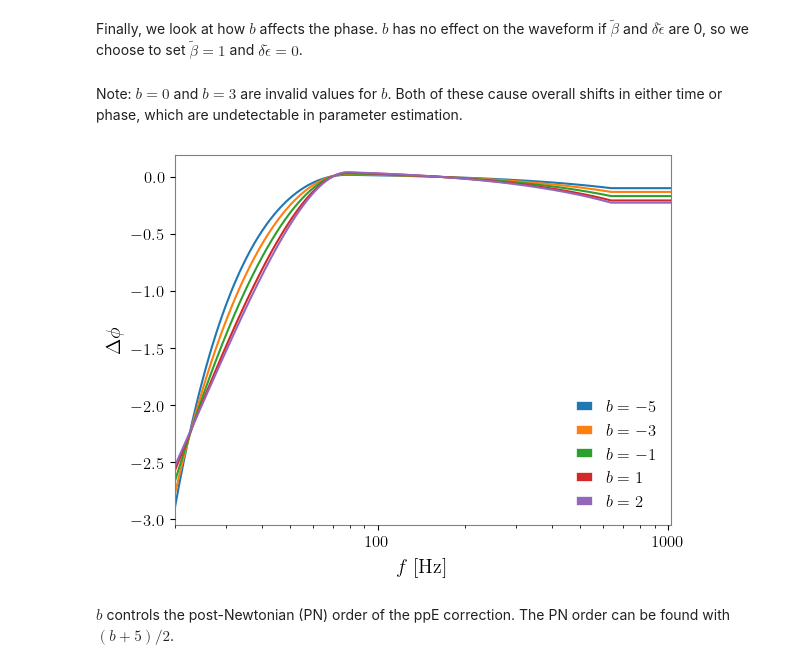
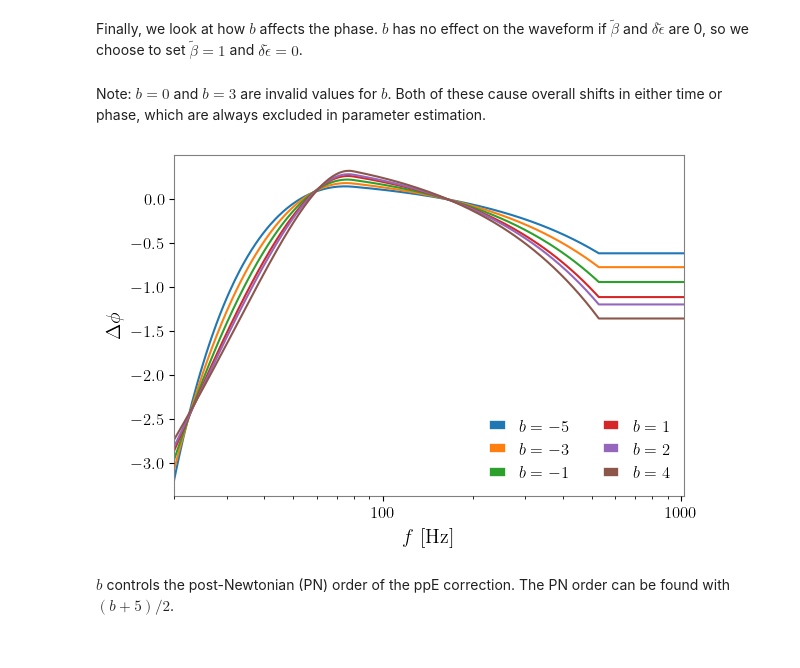
Before and after one commit to RyanSR71/GWCorrect, a Jupyter notebook: docs/source/notebooks/ppE_Tutorial.ipynb, the cells around one changed output. Drawn from its saved outputs; the diff is of its cells as text; code cells hidden in the pictures.

```diff
--- a/docs/source/notebooks/ppE_Tutorial.ipynb
+++ b/docs/source/notebooks/ppE_Tutorial.ipynb
@@ -17,6 +13,9 @@ from pesummary.io import read
 import requests
 import GWCorrect
 import GWCorrect.ppE as ppE
+# %%
+plt.rcParams['mathtext.fontset'] = 'cm'
+plt.rcParams['font.family'] = 'serif'
 # %% [markdown]
 ## ppE Correction Model
 # %% [markdown]
@@ -100,20 +95,21 @@ We can do this same analysis with $\delta\tilde\epsilon$, but this time, fixing
 # %%
 injection['beta_tilde'] = 0
 
-for delta_epsilon_tilde in [-10,-5,0,5,10]:
+fig, ax = plt.subplots(figsize=(6,4),layout='constrained')
+
+for delta_epsilon_tilde in [-2,-1,1,2]:
 
     injection['delta_epsilon_tilde'] = delta_epsilon_tilde
 
     frequency_grid, _, phase_difference = GWCorrect.wfu.parameterization.fd_model_difference(ppE_waveform_generator,GR_waveform_generator,
                                                                                              injection=injection)
 
-    plt.semilogx(frequency_grid,phase_difference,label=r'$\delta\tilde\epsilon=val$'.replace('val',str(delta_epsilon_tilde)))
+    ax.semilogx(frequency_grid,phase_difference,label=r'$\delta\tilde\epsilon=val$'.replace('val',str(delta_epsilon_tilde)))
 
-
-plt.xlim(20,1024)
-plt.grid(False)
-plt.xlabel(r'$f\ [\mathrm{Hz}]$')
-plt.ylabel(r'$\Delta\phi$')
-plt.legend(frameon=False)
+ax.set_xlim(20,1024)
+ax.grid(False)
+ax.set_xlabel(r'$f\ [\mathrm{Hz}]$')
+ax.set_ylabel(r'$\Delta\phi$')
+ax.legend(frameon=False,ncol=2)
 plt.show()
 # %% [output]
@@ -123,28 +119,30 @@ $\delta\tilde\epsilon$ together with $\tilde\beta$ define another parameter, $\e
 # %% [markdown]
 Finally, we look at how $b$ affects the phase. $b$ has no effect on the waveform if $\tilde\beta$ and $\delta\tilde\epsilon$ are 0, so we choose to set $\tilde\beta=1$ and $\delta\tilde\epsilon=0$.
 # %% [markdown]
-Note: $b=0$ and $b=3$ are invalid values for $b$. Both of these cause overall shifts in either time or phase, which are undetectable in parameter estimation.
+Note: $b=0$ and $b=3$ are invalid values for $b$. Both of these cause overall shifts in either time or phase, which are always excluded in parameter estimation.
 # %%
 injection['beta_tilde'] = 1
 injection['delta_epsilon_tilde'] = 0
 
-for b in [-5,-3,-1,1,2]:
+fig, ax = plt.subplots(figsize=(6,4),layout='constrained')
+
+for b in [-5,-3,-1,1,2,4]:
 
     injection['b'] = b
 
     frequency_grid, _, phase_difference = GWCorrect.wfu.parameterization.fd_model_difference(ppE_waveform_generator,GR_waveform_generator,
                                                                                              injection=injection)
 
-    plt.semilogx(frequency_grid,phase_difference,label=r'$b=val$'.replace('val',str(b)))
+    ax.semilogx(frequency_grid,phase_difference,label=r'$b=val$'.replace('val',str(b)))
 
-plt.xlim(20,1024)
-plt.grid(False)
-plt.xlabel(r'$f\ [\mathrm{Hz}]$')
-plt.ylabel(r'$\Delta\phi$')
-plt.legend(frameon=False)
+ax.set_xlim(20,1024)
+ax.grid(False)
+ax.set_xlabel(r'$f\ [\mathrm{Hz}]$')
+ax.set_ylabel(r'$\Delta\phi$')
+ax.legend(frameon=False,ncol=2)
 plt.show()
 # %% [output]
-[figure, old version]
+[figure, new version]
 # %% [markdown]
 $b$ controls the post-Newtonian (PN) order of the ppE correction. The PN order can be found with $(b+5)/2$.
 # %% [markdown]
```
Also changed, not shown: parts of 12 cells of this notebook.
